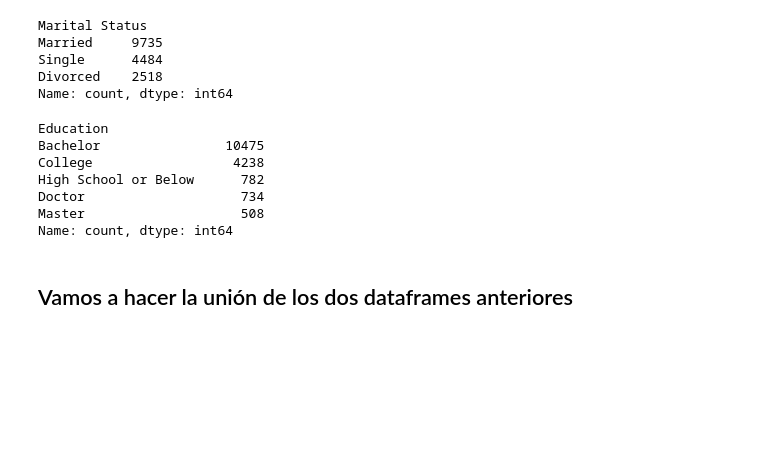
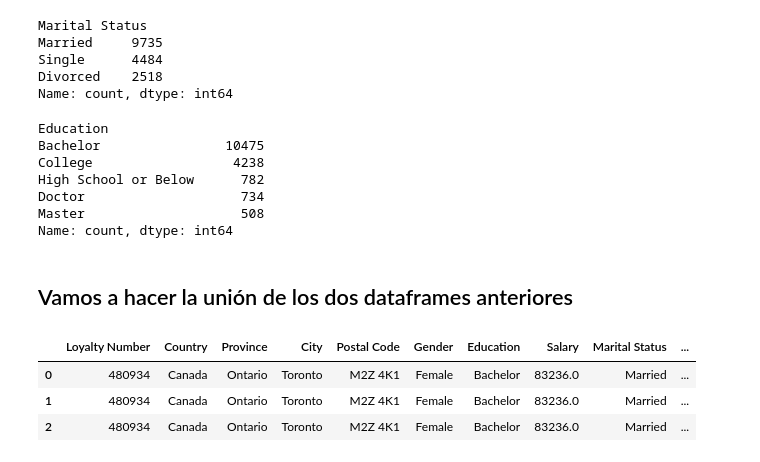
Before and after one commit to Adalab/bda-modulo-3-evaluacion-final-jesgonza2026, a Jupyter notebook: fase_1_evaluacion_final_jesica.ipynb, the cells around one changed output. Cells and saved outputs as stored; diff of their text form; code cells hidden in the pictures; blank space fills up the shorter version.

```diff
--- a/fase_1_evaluacion_final_jesica.ipynb
+++ b/fase_1_evaluacion_final_jesica.ipynb
@@ -290,3 +291,11 @@ Name: count, dtype: int64
 df_final = pd.merge(df_hclientes, df_vuelos, on="Loyalty Number", how="left")
   #El dataframe izquierdo es el que quieres conservar completo, aunque no haya coincidencias en el otro dataframe.
   # Si pusiéramos en el left el otro dataframe, solo se conservarían los clientes que tienen actividad.
+# %%
+df_final.head(3)
+#Revisamos que la unión se ha realizado correctamente
+# %% [output]
+|  | Loyalty Number | Country | Province | City | Postal Code | Gender | Education | Salary | Marital Status | ... |
+| 0 | 480934 | Canada | Ontario | Toronto | M2Z 4K1 | Female | Bachelor | 83236.0 | Married | ... |
+| 1 | 480934 | Canada | Ontario | Toronto | M2Z 4K1 | Female | Bachelor | 83236.0 | Married | ... |
+| 2 | 480934 | Canada | Ontario | Toronto | M2Z 4K1 | Female | Bachelor | 83236.0 | Married | ... |
```
Also changed, not shown: parts of 12 cells of this notebook.
